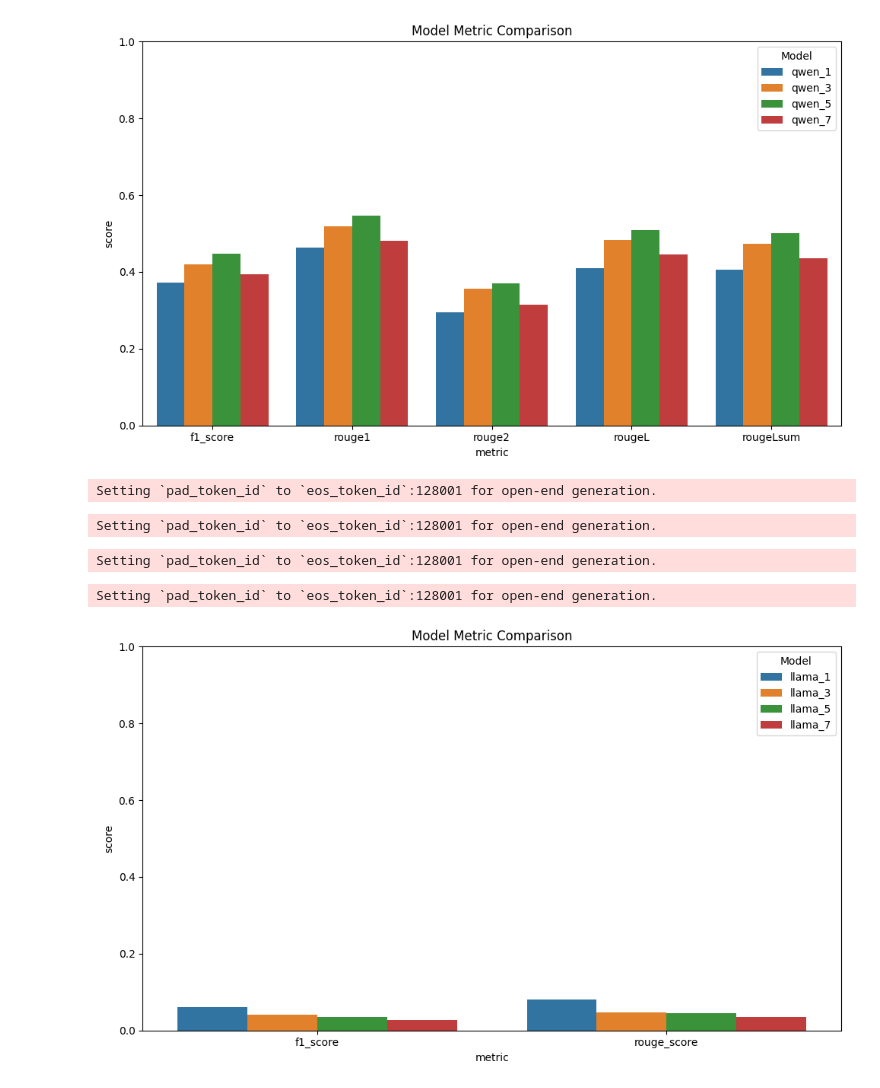
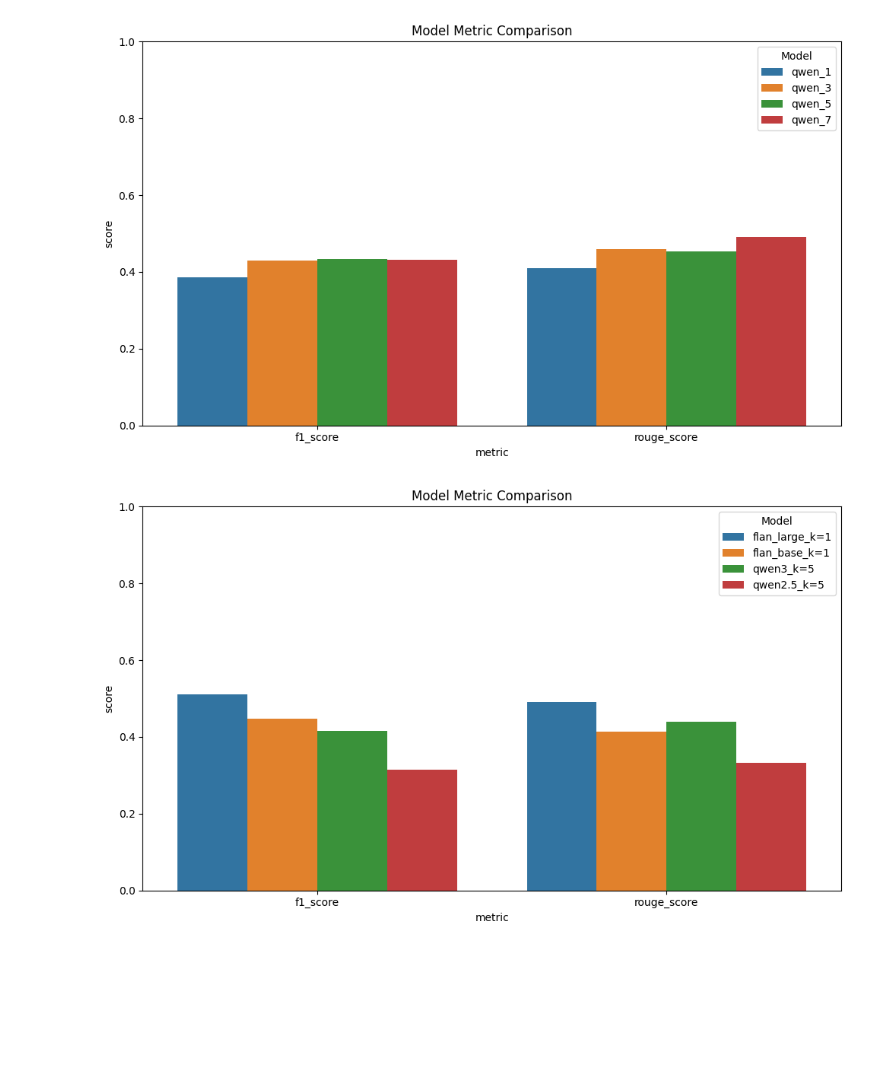
Before and after one commit to geetu040/nust-bank-chatbot, a Jupyter notebook: notebooks/Bechmarking.ipynb, the cells around one changed output. Drawn from its saved outputs; the diff is of its cells as text; code cells hidden in the pictures; blank space fills up the shorter version.

```diff
--- a/notebooks/Bechmarking.ipynb
+++ b/notebooks/Bechmarking.ipynb
@@ -90,8 +93,8 @@ def benchmark(config: ChatbotConfig):
 
     scores = sum(scores) / len(scores)
     rouge_results = {k: sum(v) / len(v) for k, v in rouge_results.items()}
-    # rouge_score = list(rouge_results.values())
-    # rouge_score = sum(rouge_score) / len(rouge_score)
+    rouge_score = list(rouge_results.values())
+    rouge_score = sum(rouge_score) / len(rouge_score)
 
     del chatbot
     torch.cuda.empty_cache()
@@ -99,8 +102,8 @@ def benchmark(config: ChatbotConfig):
 
     return {
         "f1_score": scores,
-        # "rouge_score": rouge_score,
-        **rouge_results,
+        "rouge_score": rouge_score,
+        # **rouge_results,
     }
 
 def plot_results(results):
@@ -177,39 +180,35 @@ for k, v in states.items():
     results[k] = benchmark(v)
 plot_results(results)
 # %% [output]
-[figure, old version]
+[figure, new version]
 # %%
-# top_k = {1, 3, 5, 7}
+# model = {flan_large, flan_base, qwen3, qwen2.5}
 
 states = {
-    "llama_1": ChatbotConfig(
-        chatbot_model_name="meta-llama/Llama-3.2-1B",
+    "flan_large_k=1": ChatbotConfig(
+        chatbot_model_name="google/flan-t5-large",
         top_k=1,
         device="cuda",
     ),
-    "llama_3": ChatbotConfig(
-        chatbot_model_name="meta-llama/Llama-3.2-1B",
-        top_k=3,
+    "flan_base_k=1": ChatbotConfig(
+        chatbot_model_name="google/flan-t5-base",
+        top_k=1,
         device="cuda",
     ),
-    "llama_5": ChatbotConfig(
-        chatbot_model_name="meta-llama/Llama-3.2-1B",
+    "qwen3_k=5": ChatbotConfig(
+        chatbot_model_name="Qwen/Qwen3-0.6B",
         top_k=5,
         device="cuda",
     ),
-    "llama_7": ChatbotConfig(
-        chatbot_model_name="meta-llama/Llama-3.2-1B",
-        top_k=7,
+    "qwen2.5_k=5": ChatbotConfig(
+        chatbot_model_name="Qwen/Qwen2.5-0.5B-Instruct",
+        top_k=5,
         device="cuda",
     ),
 }
 results = {}
 for k, v in states.items():
     results[k] = benchmark(v)
 plot_results(results)
 # %% [output]
-Setting `pad_token_id` to `eos_token_id`:128001 for open-end generation.
-Setting `pad_token_id` to `eos_token_id`:128001 for open-end generation.
-Setting `pad_token_id` to `eos_token_id`:128001 for open-end generation.
-Setting `pad_token_id` to `eos_token_id`:128001 for open-end generation.
-[figure, old version]
+[figure, new version]
```
Also changed, not shown: parts of 6 cells of this notebook.
